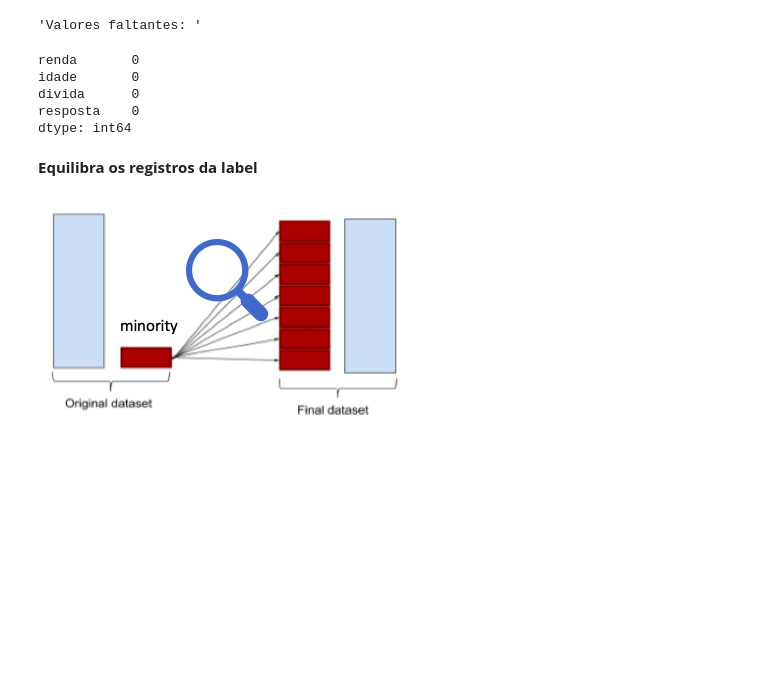
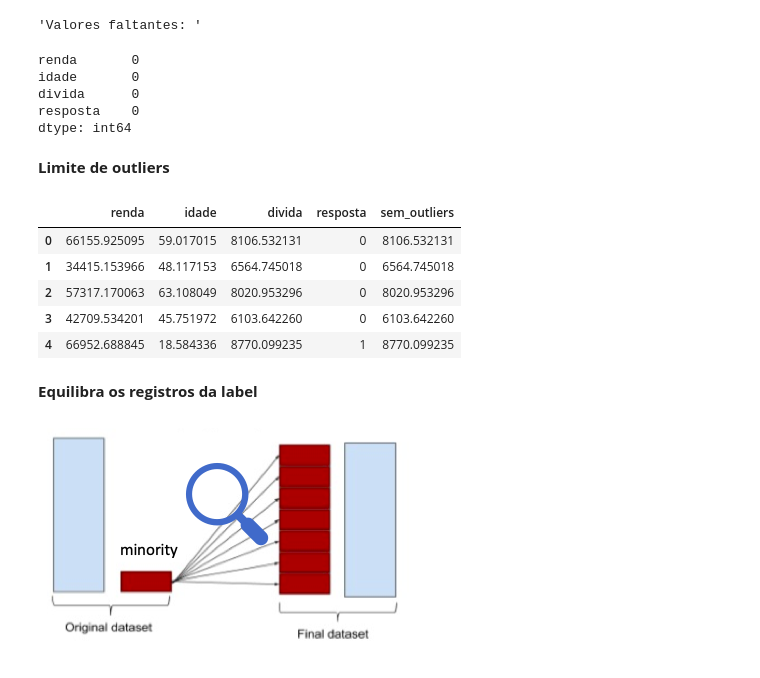
Before and after one commit to rafflds/bons_maus_pagadores_emprestimo, a Jupyter notebook: Dados_emprestimos.ipynb, the cells around one changed output. Saved outputs shown, nothing was run; the diff lists cells and outputs as text; code cells hidden in the pictures; blank space fills up the shorter version.

```diff
--- a/Dados_emprestimos.ipynb
+++ b/Dados_emprestimos.ipynb
@@ -144,6 +144,21 @@ idade       0
 divida      0
 resposta    0
 dtype: int64
+# %% [markdown]
+**Limite de outliers**
+# %%
+'''Substituir pelos valores no limite superior e inferior do conjunto de dados.
+Isso permite suavizar os efeitos dos outliers sem removê-los completamente.'''
+
+base['sem_outliers'] = winsorize(base['divida'], limits=[0.05, 0.05]) #criar a coluna sem outliers
+base.head()
+# %% [output]
+|  | renda | idade | divida | resposta | sem_outliers |
+| 0 | 66155.925095 | 59.017015 | 8106.532131 | 0 | 8106.532131 |
+| 1 | 34415.153966 | 48.117153 | 6564.745018 | 0 | 6564.745018 |
+| 2 | 57317.170063 | 63.108049 | 8020.953296 | 0 | 8020.953296 |
+| 3 | 42709.534201 | 45.751972 | 6103.642260 | 0 | 6103.642260 |
+| 4 | 66952.688845 | 18.584336 | 8770.099235 | 1 | 8770.099235 |
 # %% [markdown]
 **Equilibra os registros da label**
 # %% [markdown]
```
Also changed, not shown: parts of 6 cells of this notebook.
